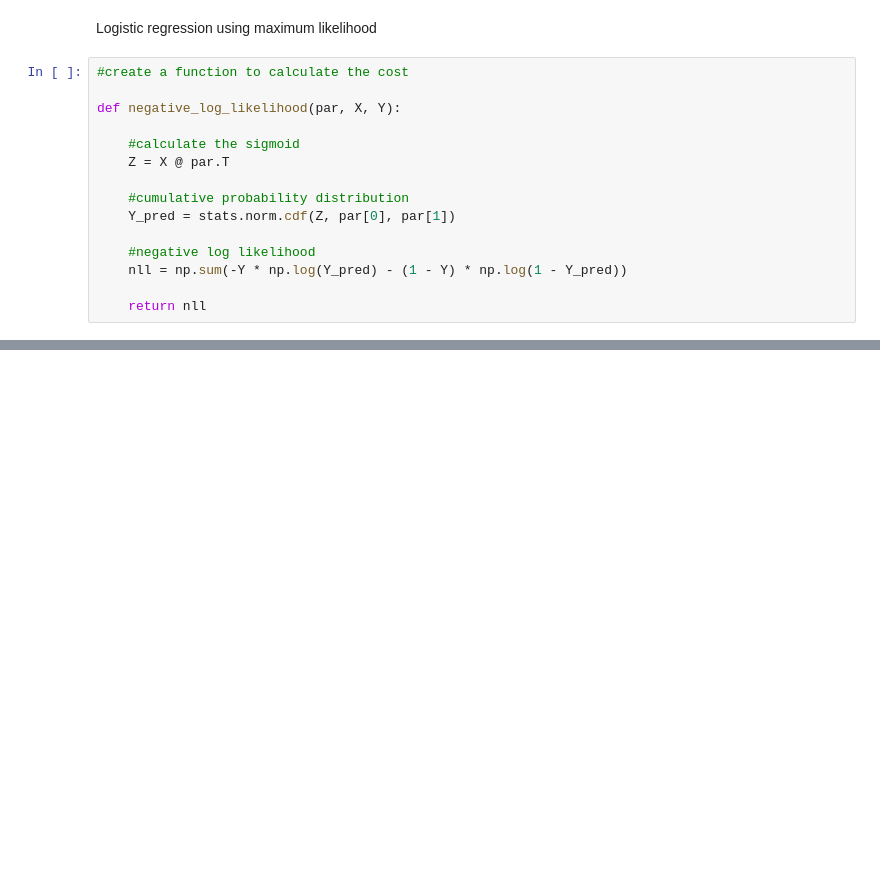
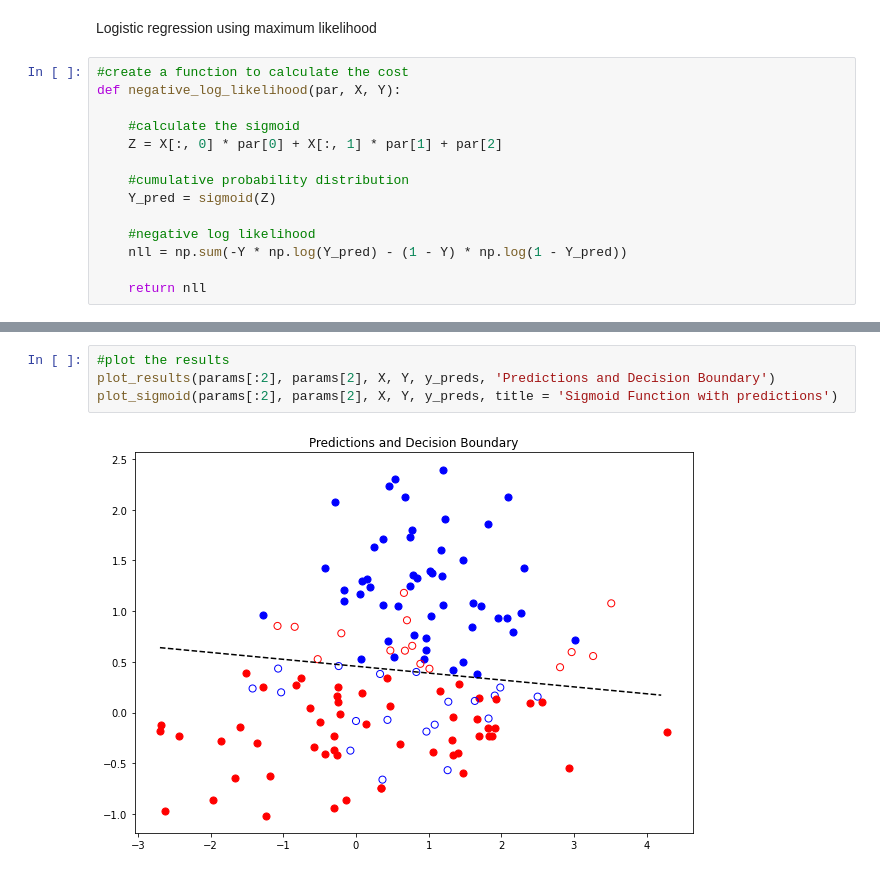
Before and after one commit to kaneelgit/ML-DL-Algorithms, a Jupyter notebook: Logistic Regression from Scratch.ipynb, the cells around one changed output, grey strips where cells are left out. Saved outputs shown, nothing was run; the diff lists cells and outputs as text; blank space fills up the shorter version.

```diff
--- a/Logistic Regression from Scratch.ipynb
+++ b/Logistic Regression from Scratch.ipynb
@@ -312,14 +320,13 @@ plt.show()
 Logistic regression using maximum likelihood
 # %%
 #create a function to calculate the cost
-
 def negative_log_likelihood(par, X, Y):
 
     #calculate the sigmoid
-    Z = X @ par.T
+    Z = X[:, 0] * par[0] + X[:, 1] * par[1] + par[2]
 
     #cumulative probability distribution
-    Y_pred = stats.norm.cdf(Z, par[0], par[1])
+    Y_pred = sigmoid(Z)
 
     #negative log likelihood
     nll = np.sum(-Y * np.log(Y_pred) - (1 - Y) * np.log(1 - Y_pred))
@@ -352,0 +357,6 @@ array([[0.35841312, 0.4164864 ],
+# %%
+#plot the results
+plot_results(params[:2], params[2], X, Y, y_preds, 'Predictions and Decision Boundary')
+plot_sigmoid(params[:2], params[2], X, Y, y_preds, title = 'Sigmoid Function with predictions')
+# %% [output]
+[figure, added]
```
Also changed, not shown: parts of 11 cells of this notebook.
